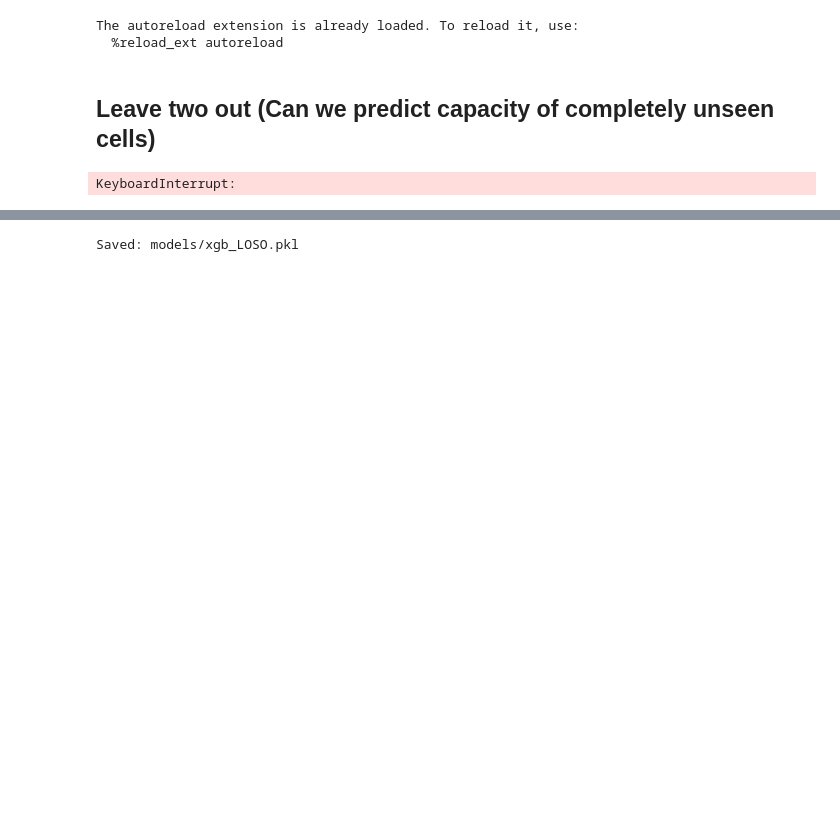
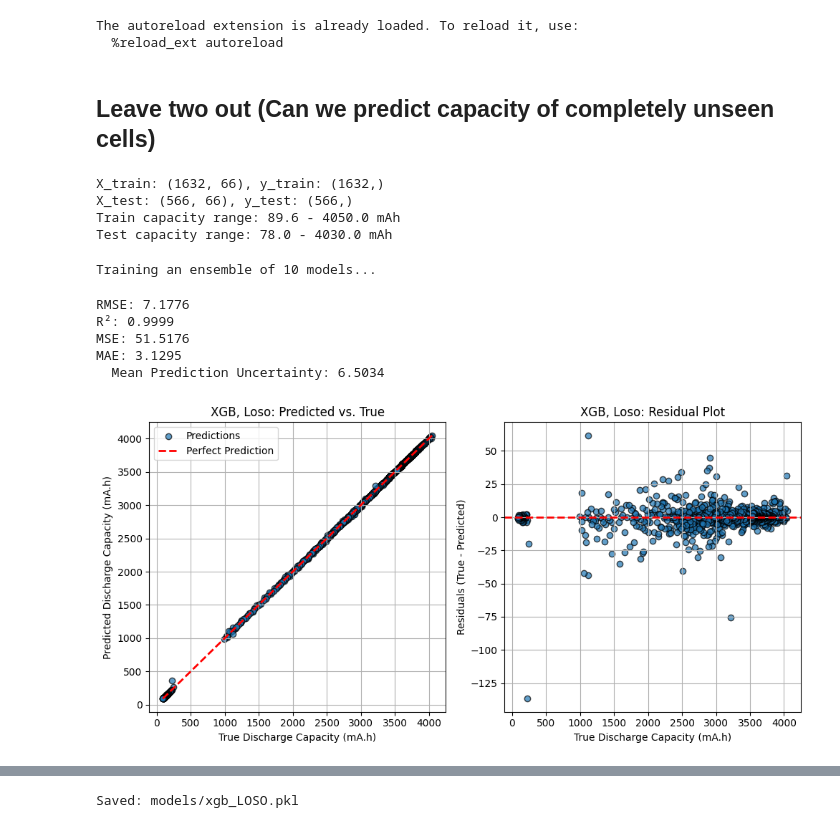
Before and after one commit to NithinJakrebet/eis-ml, a Jupyter notebook: notebooks/gradient_boosting.ipynb, the cells around one changed output, grey strips where cells are left out. Cells and saved outputs as stored; diff of their text form; code cells hidden in the pictures; blank space fills up the shorter version.

```diff
--- a/notebooks/gradient_boosting.ipynb
+++ b/notebooks/gradient_boosting.ipynb
@@ -19,6 +20,30 @@ The autoreload extension is already loaded. To reload it, use:
 # %% [markdown]
 ## Leave two out (Can we predict capacity of completely unseen cells)
 # %%
-X_train_loso, X_test_loso, y_train_loso, y_test_loso = load_and_prepare_data(data_folder="../data/04-03-24")
+X_train_loso, X_test_loso, y_train_loso, y_test_loso = load_and_prepare_data(
+      data_folder="../data/04-03-24",
+)
 # %% [output]
-KeyboardInterrupt:
+X_train: (1632, 66), y_train: (1632,)
+X_test: (566, 66), y_test: (566,)
+Train capacity range: 89.6 - 4050.0 mAh
+Test capacity range: 78.0 - 4030.0 mAh
+# %%
+model_loso = xgb_scripts.train_ensemble_model(X_train_loso, y_train_loso)
+# %% [output]
+Training an ensemble of 10 models...
+# %%
+y_pred_mean, y_pred_std, all_predictions = xgb_scripts.predict_ensemble(model_loso, X_train_loso)
+# %%
+rmse, r2, mse, mae = evaluate.evaluate_model(y_train_loso, y_pred_mean)
+print(f"RMSE: {rmse:.4f}\nR²: {r2:.4f}\nMSE: {mse:.4f}\nMAE: {mae:.4f}")
+prediction_fig = plots.model_predictions(y_train_loso, y_pred_mean, y_pred_std, title_prefix="XGB, Loso")
+
+plt.show()
+# %% [output]
+RMSE: 7.1776
+R²: 0.9999
+MSE: 51.5176
+MAE: 3.1295
+  Mean Prediction Uncertainty: 6.5034
+[figure, added]
```
Also changed, not shown: parts of 16 cells of this notebook, 20 other files.
